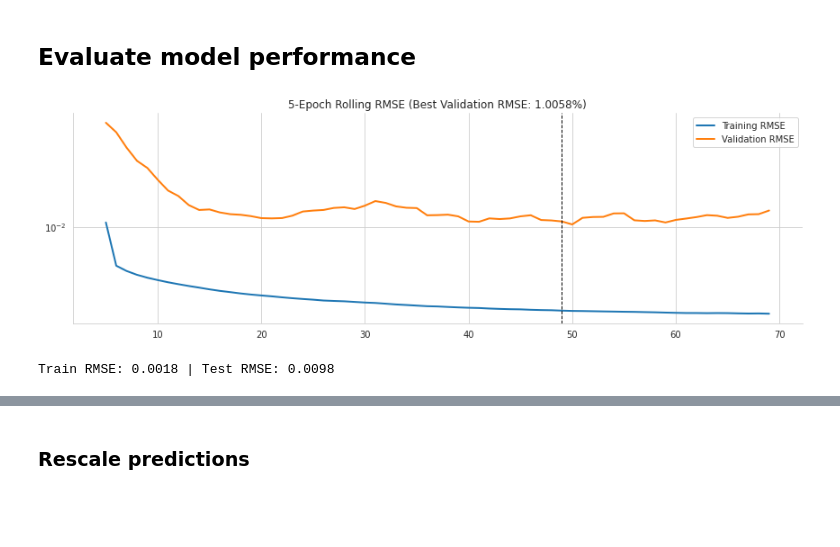
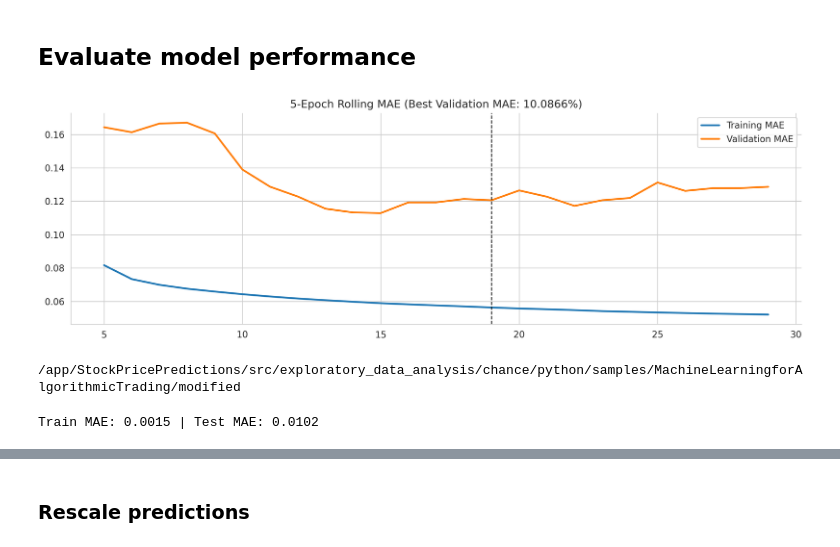
Before and after one commit to RobinsonCW/StockPriceForecasting, a Jupyter notebook: src/exploratory_data_analysis/chance/python/samples/MachineLearningforAlgorithmicTrading/modified/19_recurrent_neural_nets.ipynb, the cells around one changed output, grey strips where cells are left out. Cells and saved outputs as stored; diff of their text form; code cells hidden in the pictures; blank space fills up the shorter version.

```diff
--- a/src/exploratory_data_analysis/chance/python/samples/MachineLearningforAlgorithmicTrading/modified/19_recurrent_neural_nets.ipynb
+++ b/src/exploratory_data_analysis/chance/python/samples/MachineLearningforAlgorithmicTrading/modified/19_recurrent_neural_nets.ipynb
@@ -272,7 +278,7 @@ Having created input/output pairs out of our time series and cut this into train
 This can be constructed using just a few lines - see e.g., the [general Keras documentation](https://keras.io/getting-started/sequential-model-guide/) and the [LSTM documentation in particular](https://keras.io/layers/recurrent/) for examples of how to quickly use Keras to build neural network models.  Make sure you are initializing your optimizer given the [keras-recommended approach for RNNs](https://keras.io/optimizers/)
 # %%
 rnn = Sequential([
-    LSTM(units=10,
+    LSTM(units=63,
          input_shape=(window_size, n_features), name='LSTM'),
     Dense(1, name='Output')
 ])
@@ -304,7 +310,7 @@ optimizer = keras.optimizers.RMSprop(lr=0.001,
                                      epsilon=1e-08,
                                      decay=0.0)
 # %%
-rnn.compile(loss='mean_squared_error',
+rnn.compile(loss='mean_absolute_error',
             optimizer=optimizer)
 # %% [markdown]
 We define an EarlyStopping callback and train the model for up to 100 episodes.
@@ -316,13 +322,13 @@ checkpointer = ModelCheckpoint(filepath=rnn_path,
                                save_best_only=True)
 # %%
 early_stopping = EarlyStopping(monitor='val_loss',
-                              patience=20,
+                              patience=10,
                               restore_best_weights=True)
 # %%
 lstm_training = rnn.fit(X_train,
                         y_train,
-                        epochs=150,
-                        batch_size=20,
+                        epochs=100,
+                        batch_size=32,
                         shuffle=True,
                         validation_data=(X_test, y_test),
                         callbacks=[early_stopping, checkpointer],
@@ -352,23 +358,24 @@ Training stops after 51 epochs; the `early_stopping` callback restores the weigh
 # %%
 fig, ax = plt.subplots(figsize=(12, 4))
 
 loss_history = pd.DataFrame(lstm_training.history).pow(.5)
 loss_history.index += 1
 best_rmse = loss_history.val_loss.min()
 
 best_epoch = loss_history.val_loss.idxmin()
 
-title = f'5-Epoch Rolling RMSE (Best Validation RMSE: {best_rmse:.4%})'
-loss_history.columns=['Training RMSE', 'Validation RMSE']
-loss_history.rolling(5).mean().plot(logy=True, lw=2, title=title, ax=ax)
+title = f'5-Epoch Rolling MAE (Best Validation MAE: {best_rmse:.4%})'
+loss_history.columns=['Training MAE', 'Validation MAE']
+# loss_history.rolling(5).mean().plot(logy=True, lw=2, title=title, ax=ax)
+loss_history.rolling(5).mean().plot(logy=False, lw=2, title=title, ax=ax)
 
 ax.axvline(best_epoch, ls='--', lw=1, c='k')
 
 sns.despine()
 fig.tight_layout()
 fig.savefig(results_path / 'rnn_sp500_error', dpi=300);
 # %% [output]
-[figure, old version]
+[figure, new version]
 # %%
 # forecast = []
 # results = []
@@ -388,14 +395,16 @@ fig.savefig(results_path / 'rnn_sp500_error', dpi=300);
 # model = create_model()
 
 # Restore the weights
-rnn.load_weights('../results/univariate_time_series/rnn.h5')
- #!pwd
+# rnn.load_weights('../results/univariate_time_series/rnn.h5')
+!pwd
+# %% [output]
+/app/StockPricePredictions/src/exploratory_data_analysis/chance/python/samples/MachineLearningforAlgorithmicTrading/modified
 # %%
-train_rmse_scaled = np.sqrt(rnn.evaluate(X_train, y_train, verbose=0))
-test_rmse_scaled = np.sqrt(rnn.evaluate(X_test, y_test, verbose=0))
-print(f'Train RMSE: {train_rmse_scaled:.4f} | Test RMSE: {test_rmse_scaled:.4f}')
+train_mae_scaled = rnn.evaluate(X_train, y_train, verbose=0)
+test_mae_scaled = rnn.evaluate(X_test, y_test, verbose=0)
+print(f'Train MAE: {train_mae_scaled:.4f} | Test MAE: {test_mae_scaled:.4f}')
 # %% [output]
-Train RMSE: 0.0018 | Test RMSE: 0.0098
+Train MAE: 0.0015 | Test MAE: 0.0102
 # %%
 train_predict_scaled = rnn.predict(X_train)
 test_predict_scaled = rnn.predict(X_test)
```
Also changed, not shown: parts of 28 cells of this notebook.
